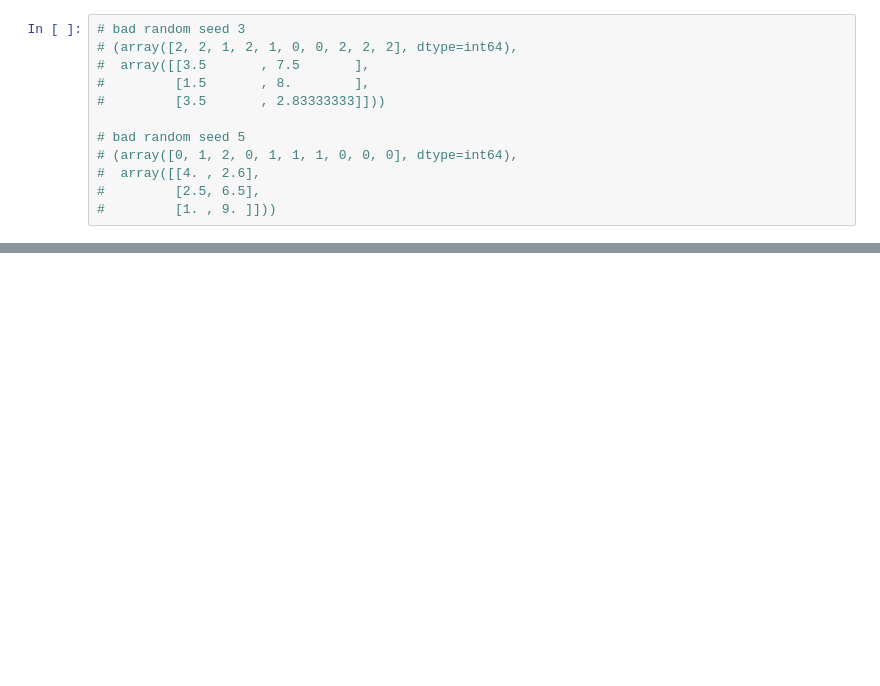
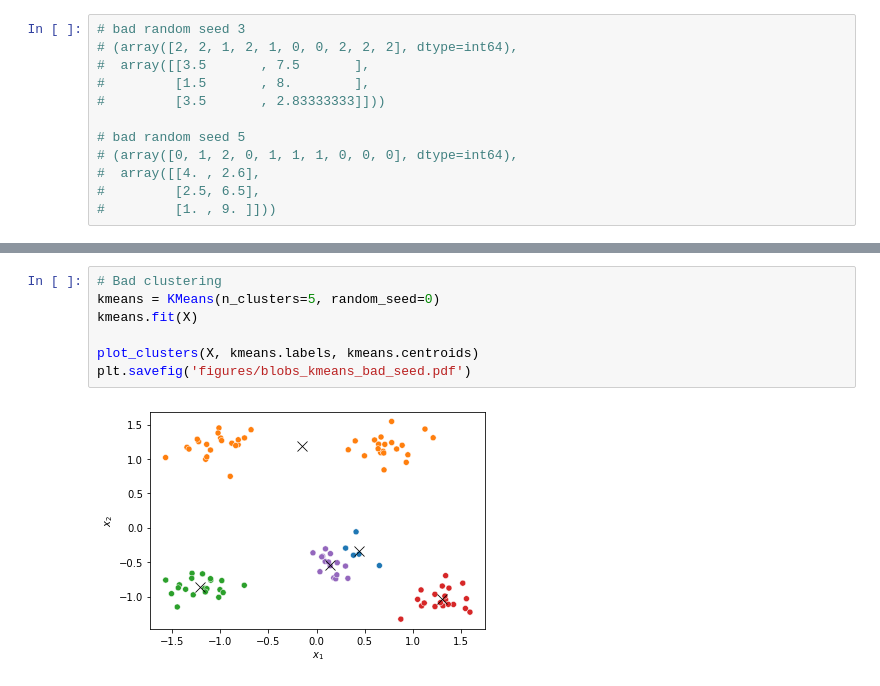
Before and after one commit to roiyeho/medium, a Jupyter notebook: kmeans/CustomKMeans.ipynb, the cells around one changed output, grey strips where cells are left out. Saved outputs shown, nothing was run; the diff lists cells and outputs as text; blank space fills up the shorter version.

```diff
--- a/kmeans/CustomKMeans.ipynb
+++ b/kmeans/CustomKMeans.ipynb
@@ -78,0 +123,9 @@ Centroids: [[2.5        7.75      ]
+# %%
+# Bad clustering
+kmeans = KMeans(n_clusters=5, random_seed=0)
+kmeans.fit(X)
+
+plot_clusters(X, kmeans.labels, kmeans.centroids)
+plt.savefig('figures/blobs_kmeans_bad_seed.pdf')
+# %% [output]
+[figure, added]
```
Also changed, not shown: parts of 11 cells of this notebook, 21 other files.
